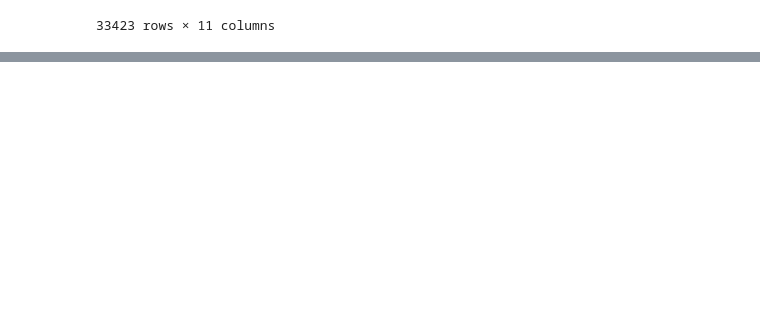
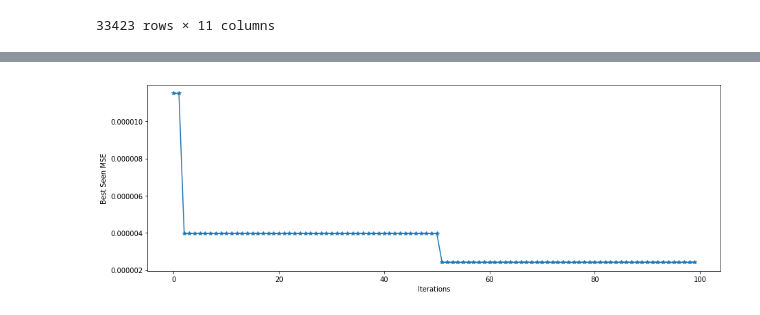
Before and after one commit to moiraghif/Electric-Motor-Temperature, a Jupyter notebook: AML_LSTM.ipynb, the cells around one changed output, grey strips where cells are left out. Drawn from its saved outputs; the diff is of its cells as text; code cells hidden in the pictures; blank space fills up the shorter version.

```diff
--- a/AML_LSTM.ipynb
+++ b/AML_LSTM.ipynb
@@ -285,4 +307,4 @@ New Challanger with MSE on val: 1.1514034175533177e-05 and confs: {'lstm_hidden'
 # %%
-best_model = torch.load(path + "best_model_lstm")
-results = pd.read_csv(path + "AutoML_LSTM.csv")
+best_model = torch.load(path + "models/best_model_lstm")
+results = pd.read_csv(path + "results/AutoML_LSTM.csv")
 results = results[results["Status"]=="COMPLETED"]
@@ -289,14 +332,16 @@ results = results[results["Status"]=="COMPLETED"]
 # %%
 plt.figure(figsize=(15,5))
 best, = plt.plot(np.minimum.accumulate(np.array(results.Objective)),'*-')
-actual, = plt.plot(np.array(results.Objective),'*-')
+#actual, = plt.plot(np.array(results.Objective),'*-')
 
-plt.legend([actual, best],
-           ['Calculated','Best Seen'])
+#plt.legend([actual, best],
+#           ['Calculated','Best Seen'])
 
 plt.xlabel('Iterations')
-plt.ylabel('MSE')
+plt.ylabel('Best Seen MSE')
 plt.show()
+# %% [output]
+[figure, added]
 # %%
 look_back=60
 test_gen = dataloader([df_test[0].values], look_back, shuffle=False)
```
Also changed, not shown: parts of 9 cells of this notebook, 5 other files.
